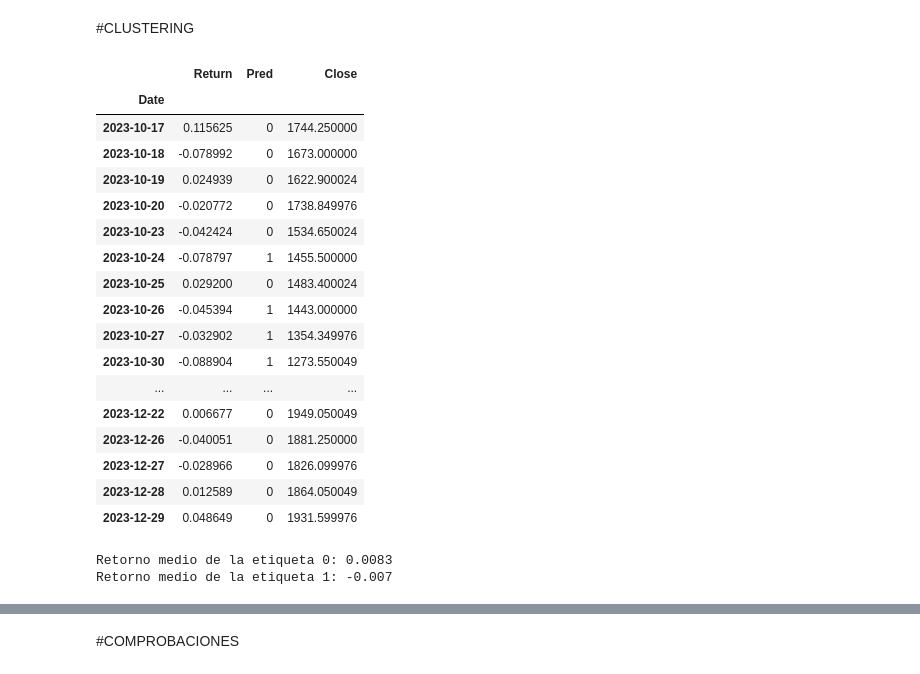
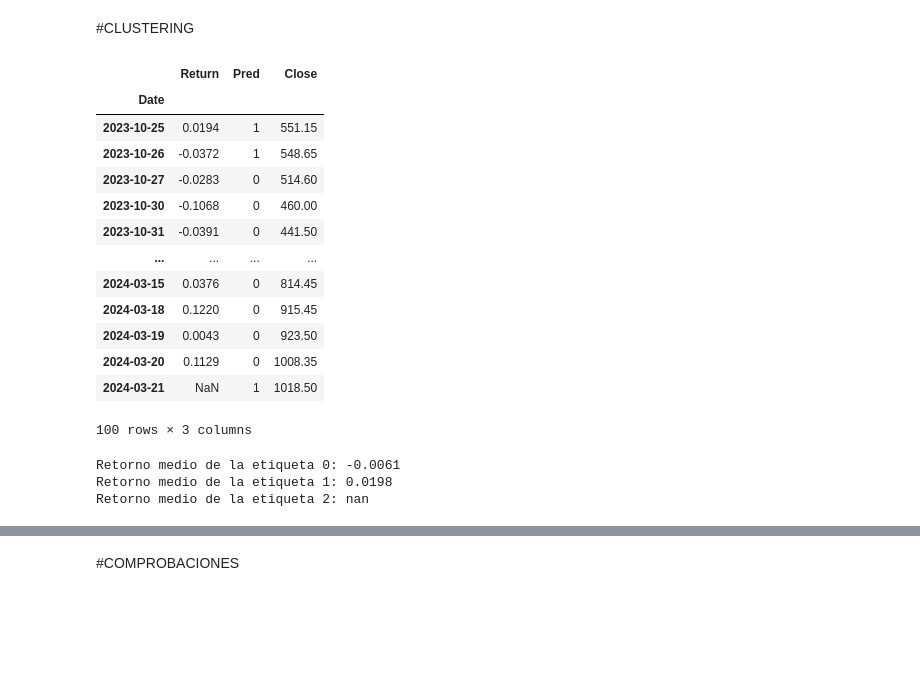
Before and after one commit to dmdiegoar/chuchobot, a Jupyter notebook: ar_trend_clustering.ipynb, the cells around one changed output, grey strips where cells are left out. Saved outputs shown, nothing was run; the diff lists cells and outputs as text; code cells hidden in the pictures; blank space fills up the shorter version.

```diff
--- a/ar_trend_clustering.ipynb
+++ b/ar_trend_clustering.ipynb
@@ -246,5 +165,10 @@ def split(data, numero_barras):
 # %%
-symbol = "PAMP.BA"
+
+papeles = ["ALUA.BA", "BBAR.BA", "BMA.BA", "BYMA.BA", "CEPU.BA", "COME.BA", "CRES.BA", "CVH.BA", "EDN.BA",
+"GGAL.BA", "LOMA.BA", "MIRG.BA", "PAMP.BA", "SUPV.BA", "TECO2.BA", "TGNO4.BA", "TGSU2.BA", "TRAN.BA",
+"TXAR.BA", "VALO.BA", "YPFD.BA"]
+
+symbol = "EDN.BA"
 
 start_date="2010-01-01"
 
@@ -259,7 +183,7 @@ data_df = pd.DataFrame(data)
 #data_df.reindex(columns=['fecha', 'especie', 'apertura', 'maximo', 'minimo', 'cierre', 'volumen', 'timestamp'])
 
 print("                mis datos")
-print(data_df)
+#print(data_df)
 print("findatos")
 #msft = yf.Ticker("COME.BA")
 
@@ -340,44 +220,41 @@ fowar
 # %%
 #GENERACIÓN DE CLÚSTERS
 
 #Preparar datos de entrenamiento
 #print(X_train.head(5))
 
 X_train = train.iloc[:,:-2]
 
 #print(X_train.head(5))
 
 #Preparar datos forward
 X_forward = forward.iloc[:,:-2]
 
 #Aplicar K-Means
 kmeans = KMeans(n_clusters=2).fit(X_train)
 predictions = kmeans.predict(X_forward)
 
 #Generar predicciones en forward
 df_forward = pd.DataFrame(forward["Return"])
+#df_forward["Sentido"] = forward["Sentido"]
 df_forward["Pred"] = predictions
 df_forward["Close"] = forward["Close"]
-df_forward.head(50)
+df_forward.tail(108)
 # %% [output]
 |  | Return | Pred | Close |
 | Date |  |  |  |
-| 2023-10-17 | 0.115625 | 0 | 1744.250000 |
-| 2023-10-18 | -0.078992 | 0 | 1673.000000 |
-| 2023-10-19 | 0.024939 | 0 | 1622.900024 |
-| 2023-10-20 | -0.020772 | 0 | 1738.849976 |
-| 2023-10-23 | -0.042424 | 0 | 1534.650024 |
-| 2023-10-24 | -0.078797 | 1 | 1455.500000 |
-| 2023-10-25 | 0.029200 | 0 | 1483.400024 |
-| 2023-10-26 | -0.045394 | 1 | 1443.000000 |
-| 2023-10-27 | -0.032902 | 1 | 1354.349976 |
-| 2023-10-30 | -0.088904 | 1 | 1273.550049 |
+| 2023-10-25 | 0.0194 | 1 | 551.15 |
+| 2023-10-26 | -0.0372 | 1 | 548.65 |
+| 2023-10-27 | -0.0283 | 0 | 514.60 |
+| 2023-10-30 | -0.1068 | 0 | 460.00 |
+| 2023-10-31 | -0.0391 | 0 | 441.50 |
 | ... | ... | ... | ... |
-| 2023-12-22 | 0.006677 | 0 | 1949.050049 |
-| 2023-12-26 | -0.040051 | 0 | 1881.250000 |
-| 2023-12-27 | -0.028966 | 0 | 1826.099976 |
-| 2023-12-28 | 0.012589 | 0 | 1864.050049 |
-| 2023-12-29 | 0.048649 | 0 | 1931.599976 |
+| 2024-03-15 | 0.0376 | 0 | 814.45 |
+| 2024-03-18 | 0.1220 | 0 | 915.45 |
+| 2024-03-19 | 0.0043 | 0 | 923.50 |
+| 2024-03-20 | 0.1129 | 0 | 1008.35 |
+| 2024-03-21 | NaN | 1 | 1018.50 |
+100 rows × 3 columns
 # %%
 #COMPROBACIÓN DE CLÚSTERS
 
@@ -388,9 +265,14 @@ print("Retorno medio de la etiqueta 0:", round(ave_zero, 4))
 #Calcular retornos medios del clúster con la etiqueta 1
 ave_one = np.mean(df_forward[df_forward["Pred"]==1]["Return"])
 print("Retorno medio de la etiqueta 1:", round(ave_one, 4))
+
+#Calcular retornos medios del clúster con la etiqueta 2
+ave_dos = np.mean(df_forward[df_forward["Pred"]==2]["Return"])
+print("Retorno medio de la etiqueta 2:", round(ave_dos, 4))
 # %% [output]
-Retorno medio de la etiqueta 0: 0.0083
-Retorno medio de la etiqueta 1: -0.007
+Retorno medio de la etiqueta 0: -0.0061
+Retorno medio de la etiqueta 1: 0.0198
+Retorno medio de la etiqueta 2: nan
 # %%
 #RENOMBRADO DE LAS ETIQUETAS OTORGADAS POR K-MEANS EN 1 O -1
 
```
Also changed, not shown: parts of 15 cells of this notebook.
